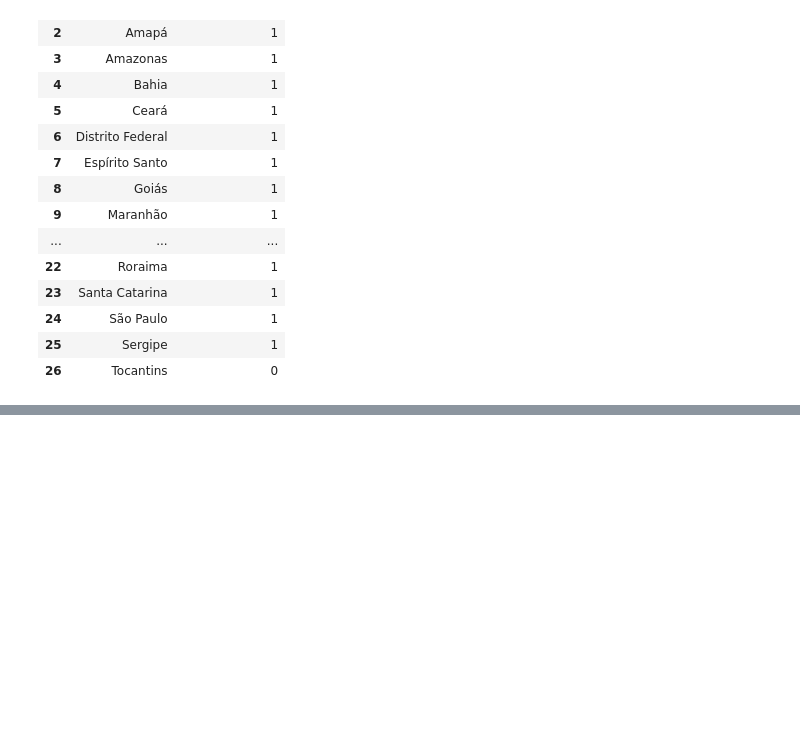
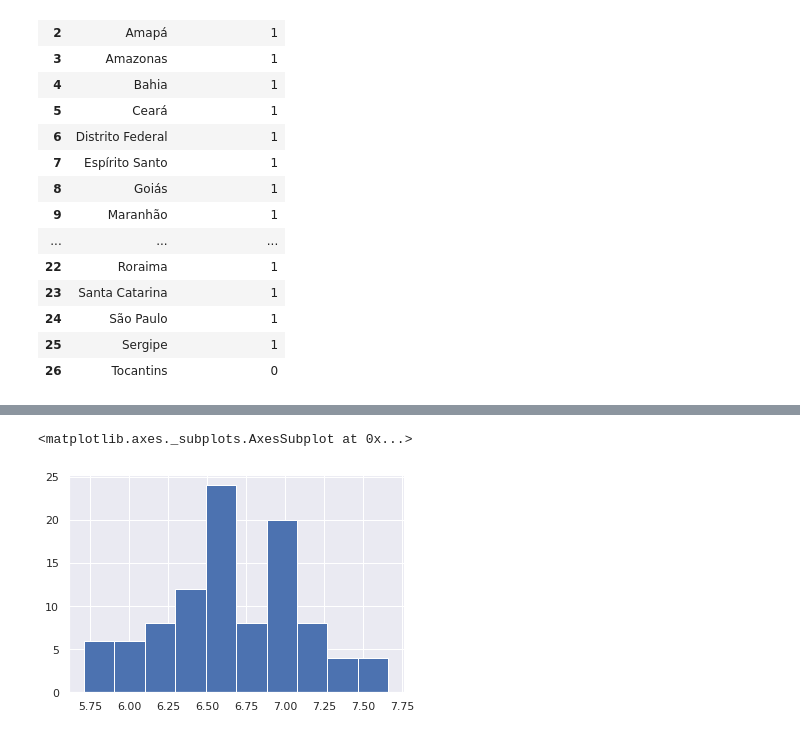
Before and after one commit to marimoreiraa/ProjetoFinal, a Jupyter notebook: 1_analise_exploratoria.ipynb, the cells around one changed output, grey strips where cells are left out. Drawn from its saved outputs; the diff is of its cells as text; code cells hidden in the pictures; blank space fills up the shorter version.

```diff
--- a/1_analise_exploratoria.ipynb
+++ b/1_analise_exploratoria.ipynb
@@ -573,0 +590,7 @@ bucket.blob('2_temp/temp_df_eficacia_lei').upload_from_string(df_eficacia_lei.to
+# %%
+from google.cloud import storage
+serviceaccount = '/content/soulcode-projeto-final-4b88bea6e07a.json'
+os.environ["GOOGLE_APPLICATION_CREDENTIALS"] = serviceaccount
+
+df_final = pd.read_csv('gs://data_lake_ingest_data/3_output/TabelaFinal',sep=',')
+df_final
@@ -573,0 +625,6 @@ bucket.blob('2_temp/temp_df_eficacia_lei').upload_from_string(df_eficacia_lei.to
+# %%
+df_final['populacao_estimada'] = df_final['populacao_estimada'].apply(np.log10)
+df_final[df_final['populacao_estimada'] > 0]['populacao_estimada'].hist()
+# %% [output]
+<matplotlib.axes._subplots.AxesSubplot at 0x...>
+[figure, added]
```
Also changed, not shown: parts of 33 cells of this notebook.
